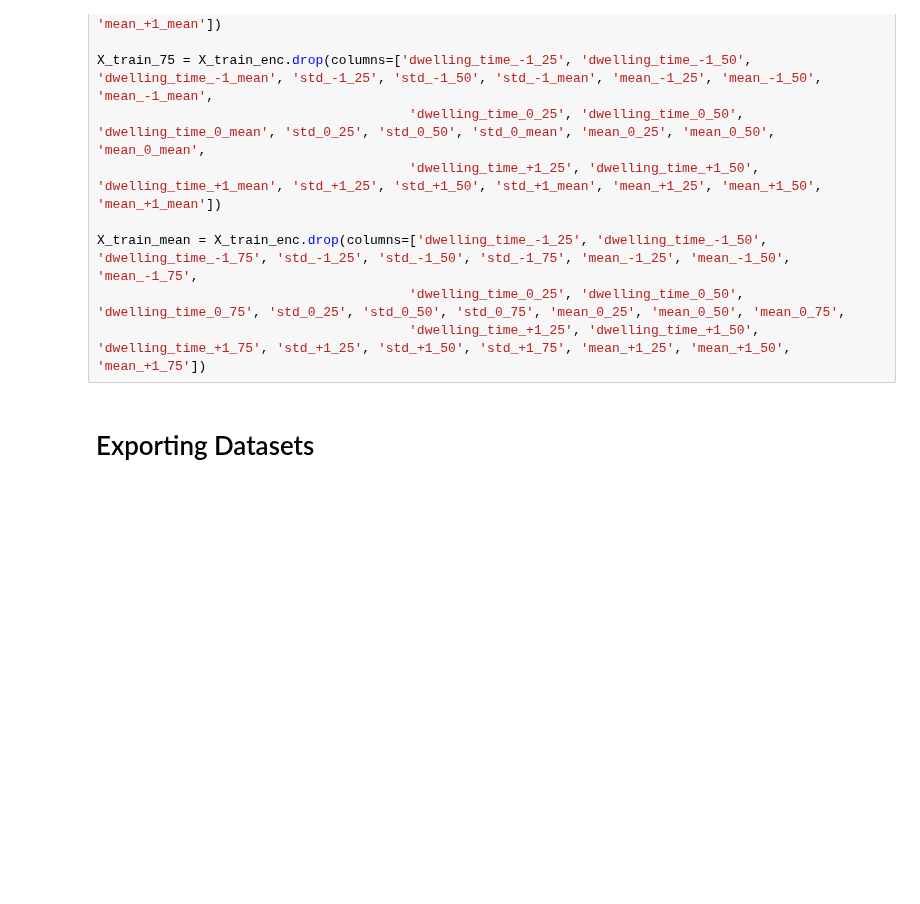
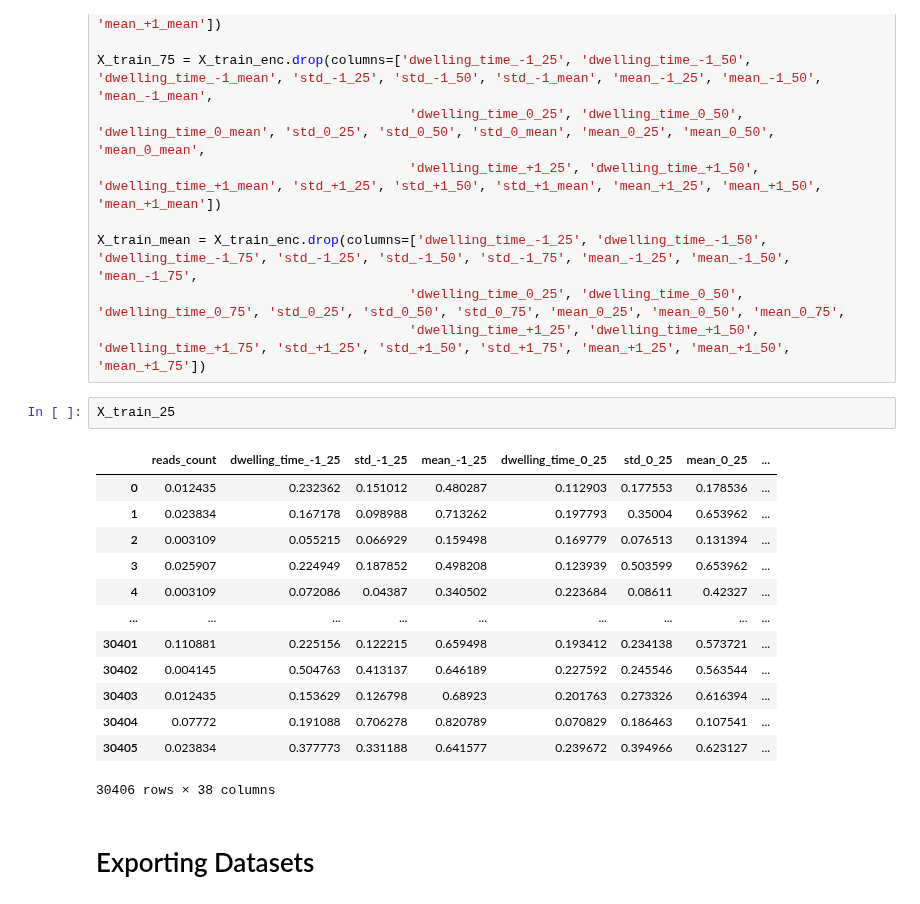
Before and after one commit to claudia-07/DSA4262-ACMXZ, a Jupyter notebook: preprocessing/notebooks/Preprocessing_MinYu.ipynb, the cells around one changed output. Saved outputs shown, nothing was run; the diff lists cells and outputs as text; blank space fills up the shorter version.

```diff
--- a/preprocessing/notebooks/Preprocessing_MinYu.ipynb
+++ b/preprocessing/notebooks/Preprocessing_MinYu.ipynb
@@ -175,6 +161,22 @@ X_train_75 = X_train_enc.drop(columns=['dwelling_time_-1_25', 'dwelling_time_-1_
 X_train_mean = X_train_enc.drop(columns=['dwelling_time_-1_25', 'dwelling_time_-1_50', 'dwelling_time_-1_75', 'std_-1_25', 'std_-1_50', 'std_-1_75', 'mean_-1_25', 'mean_-1_50', 'mean_-1_75',
                                         'dwelling_time_0_25', 'dwelling_time_0_50', 'dwelling_time_0_75', 'std_0_25', 'std_0_50', 'std_0_75', 'mean_0_25', 'mean_0_50', 'mean_0_75',
                                         'dwelling_time_+1_25', 'dwelling_time_+1_50', 'dwelling_time_+1_75', 'std_+1_25', 'std_+1_50', 'std_+1_75', 'mean_+1_25', 'mean_+1_50', 'mean_+1_75'])
+# %%
+X_train_25
+# %% [output]
+|  | reads_count | dwelling_time_-1_25 | std_-1_25 | mean_-1_25 | dwelling_time_0_25 | std_0_25 | mean_0_25 | ... |
+| 0 | 0.012435 | 0.232362 | 0.151012 | 0.480287 | 0.112903 | 0.177553 | 0.178536 | ... |
+| 1 | 0.023834 | 0.167178 | 0.098988 | 0.713262 | 0.197793 | 0.35004 | 0.653962 | ... |
+| 2 | 0.003109 | 0.055215 | 0.066929 | 0.159498 | 0.169779 | 0.076513 | 0.131394 | ... |
+| 3 | 0.025907 | 0.224949 | 0.187852 | 0.498208 | 0.123939 | 0.503599 | 0.653962 | ... |
+| 4 | 0.003109 | 0.072086 | 0.04387 | 0.340502 | 0.223684 | 0.08611 | 0.42327 | ... |
+| ... | ... | ... | ... | ... | ... | ... | ... | ... |
+| 30401 | 0.110881 | 0.225156 | 0.122215 | 0.659498 | 0.193412 | 0.234138 | 0.573721 | ... |
+| 30402 | 0.004145 | 0.504763 | 0.413137 | 0.646189 | 0.227592 | 0.245546 | 0.563544 | ... |
+| 30403 | 0.012435 | 0.153629 | 0.126798 | 0.68923 | 0.201763 | 0.273326 | 0.616394 | ... |
+| 30404 | 0.07772 | 0.191088 | 0.706278 | 0.820789 | 0.070829 | 0.186463 | 0.107541 | ... |
+| 30405 | 0.023834 | 0.377773 | 0.331188 | 0.641577 | 0.239672 | 0.394966 | 0.623127 | ... |
+30406 rows × 38 columns
 # %% [markdown]
 # Exporting Datasets
 # %%
```
Also changed, not shown: parts of 2 cells of this notebook, 3 other files.
